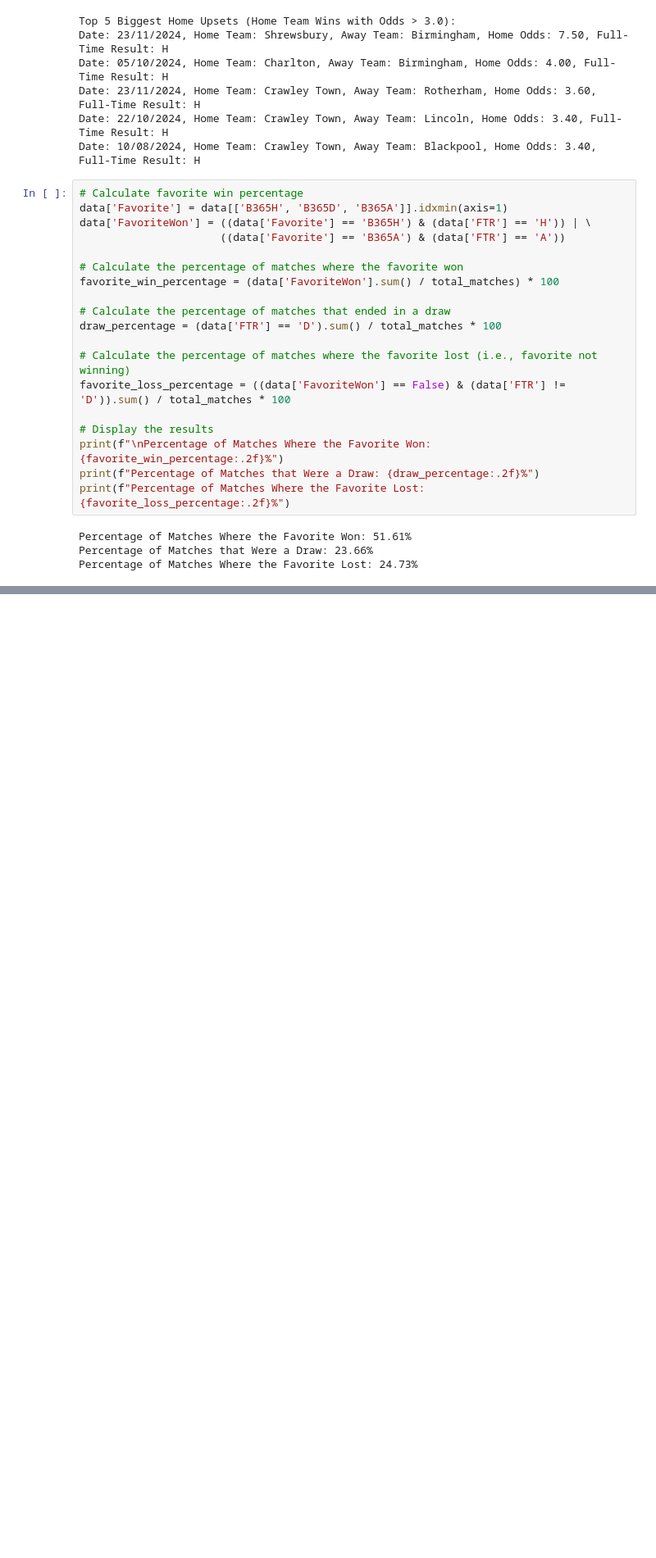
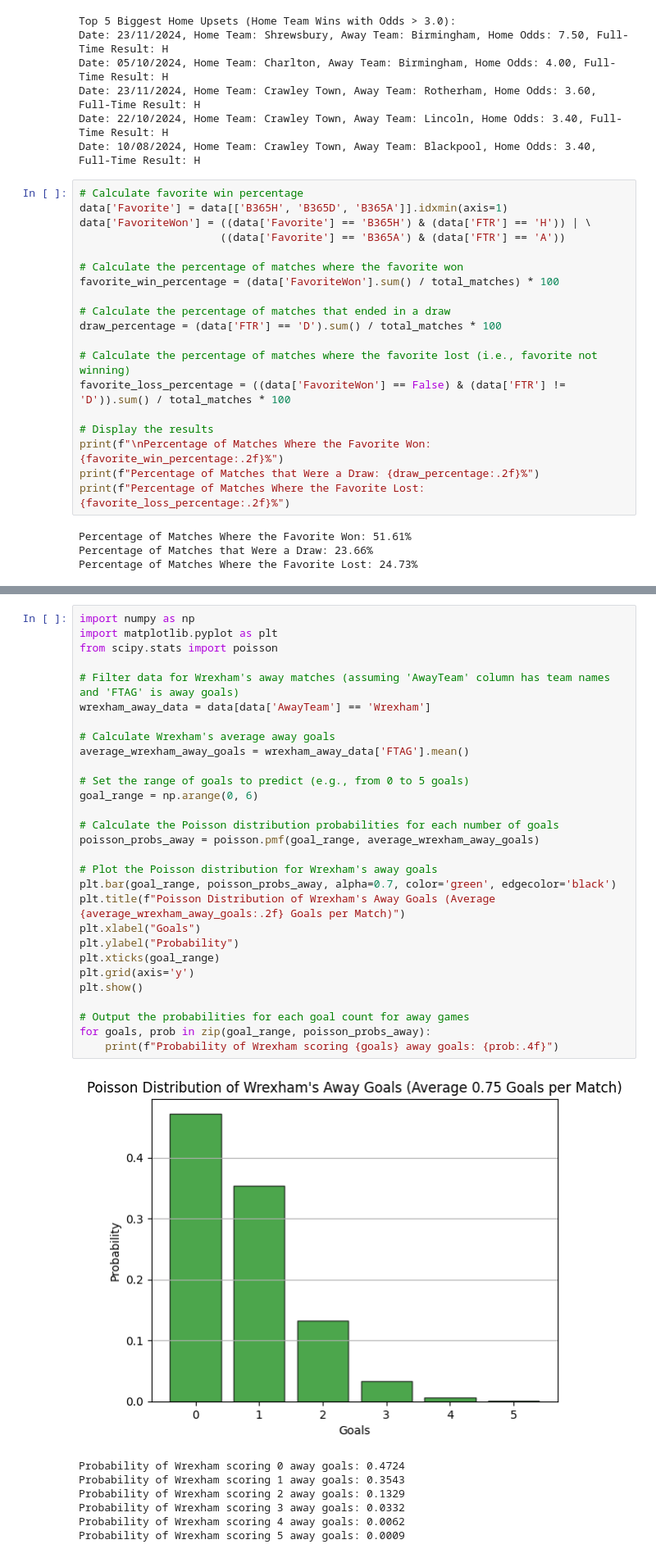
Before and after one commit to flynnjim/sports-modelling, a Jupyter notebook: sports-model.ipynb, the cells around one changed output, grey strips where cells are left out. Shown at 82% size. Saved outputs shown, nothing was run; the diff lists cells and outputs as text; blank space fills up the shorter version.

```diff
--- a/sports-model.ipynb
+++ b/sports-model.ipynb
@@ -167,0 +327,37 @@ Percentage of Matches Where the Favorite Lost: 24.73%
+# %%
+import numpy as np
+import matplotlib.pyplot as plt
+from scipy.stats import poisson
+
+# Filter data for Wrexham's away matches (assuming 'AwayTeam' column has team names and 'FTAG' is away goals)
+wrexham_away_data = data[data['AwayTeam'] == 'Wrexham']
+
+# Calculate Wrexham's average away goals
+average_wrexham_away_goals = wrexham_away_data['FTAG'].mean()
+
+# Set the range of goals to predict (e.g., from 0 to 5 goals)
+goal_range = np.arange(0, 6)
+
+# Calculate the Poisson distribution probabilities for each number of goals
+poisson_probs_away = poisson.pmf(goal_range, average_wrexham_away_goals)
+
+# Plot the Poisson distribution for Wrexham's away goals
+plt.bar(goal_range, poisson_probs_away, alpha=0.7, color='green', edgecolor='black')
+plt.title(f"Poisson Distribution of Wrexham's Away Goals (Average {average_wrexham_away_goals:.2f} Goals per Match)")
+plt.xlabel("Goals")
+plt.ylabel("Probability")
+plt.xticks(goal_range)
+plt.grid(axis='y')
+plt.show()
+
+# Output the probabilities for each goal count for away games
+for goals, prob in zip(goal_range, poisson_probs_away):
+    print(f"Probability of Wrexham scoring {goals} away goals: {prob:.4f}")
+# %% [output]
+[figure, added]
+Probability of Wrexham scoring 0 away goals: 0.4724
+Probability of Wrexham scoring 1 away goals: 0.3543
+Probability of Wrexham scoring 2 away goals: 0.1329
+Probability of Wrexham scoring 3 away goals: 0.0332
+Probability of Wrexham scoring 4 away goals: 0.0062
+Probability of Wrexham scoring 5 away goals: 0.0009
```
Also changed, not shown: parts of 11 cells of this notebook.
